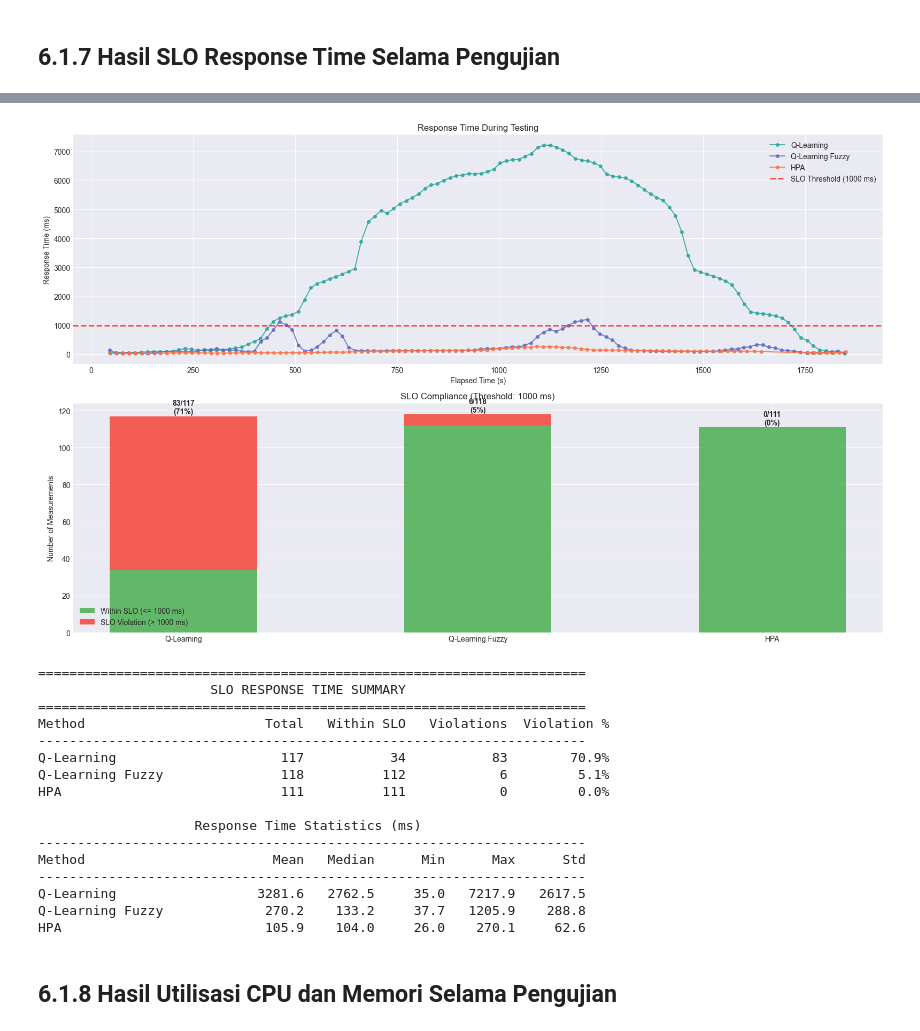
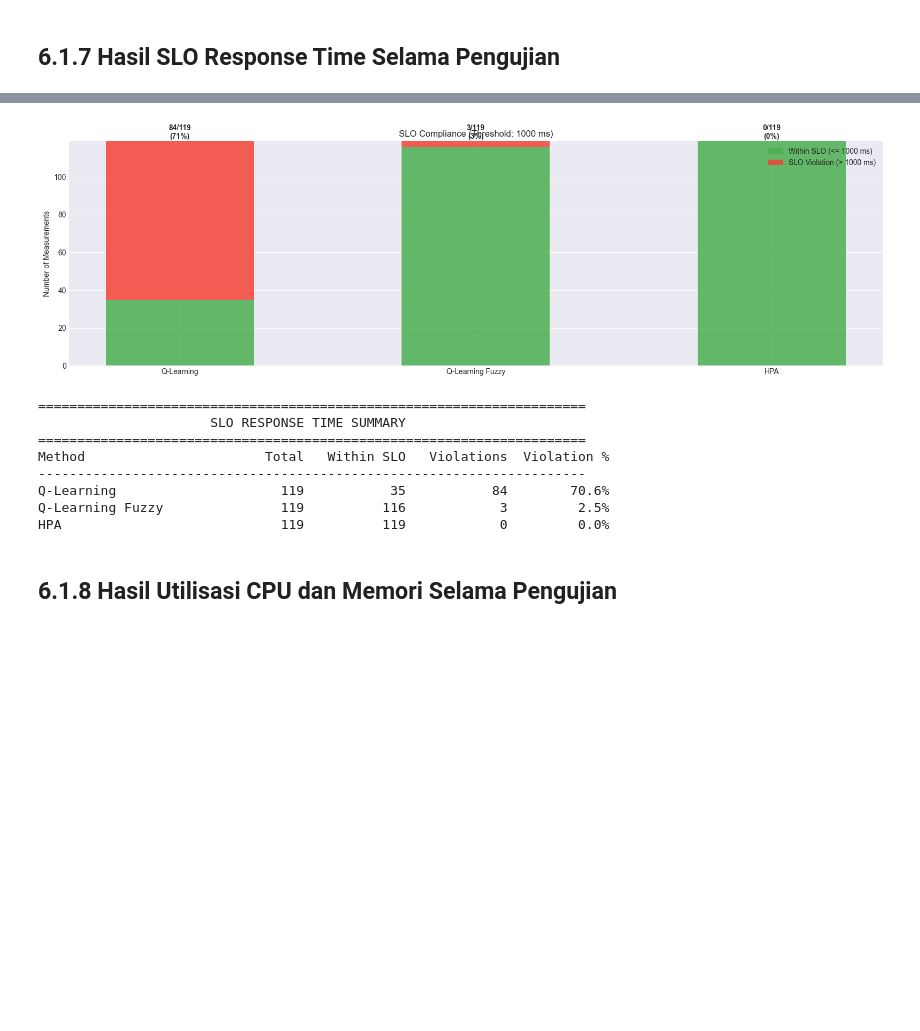
Before and after one commit to indrabrata/autoscaling-k8s-reinforcement-learning, a Jupyter notebook: analysis/testing_analysis.ipynb, the cells around one changed output, grey strips where cells are left out. Saved outputs shown, nothing was run; the diff lists cells and outputs as text; code cells hidden in the pictures; blank space fills up the shorter version.

```diff
--- a/analysis/testing_analysis.ipynb
+++ b/analysis/testing_analysis.ipynb
@@ -44,23 +105,7 @@ HPA              : 123 rows, 1988s duration
 # %%
-SLO_THRESHOLD = 1000  # ms
+# --- SLO Violation Count ---
+fig, ax = plt.subplots(figsize=(16, 5))
 
-fig, axes = plt.subplots(2, 1, figsize=(16, 10))
-
-# --- Top: Response Time Line Chart ---
-ax = axes[0]
-for key, df, label in [('ql', df_ql, LABELS['ql']), ('qf', df_qf, LABELS['qf']), ('hpa', df_hpa, LABELS['hpa'])]:
-    mask = df['response_time_ms'].notna() & (df['response_time_ms'] > 0)
-    ax.plot(df.loc[mask, 'elapsed_s'], df.loc[mask, 'response_time_ms'],
-            marker='o', markersize=4, linewidth=1.5, label=label, color=COLORS[key], alpha=0.8)
-
-ax.axhline(y=SLO_THRESHOLD, color='red', linestyle='--', linewidth=2, alpha=0.7, label=f'SLO Threshold ({SLO_THRESHOLD} ms)')
-ax.set_xlabel('Elapsed Time (s)')
-ax.set_ylabel('Response Time (ms)')
-ax.set_title('Response Time During Testing')
-ax.legend()
-
-# --- Bottom: SLO Violation Count ---
-ax = axes[1]
 violations = {}
 totals = {}
 for key, df, label in [('ql', df_ql, LABELS['ql']), ('qf', df_qf, LABELS['qf']), ('hpa', df_hpa, LABELS['hpa'])]:
@@ -77,65 +122,45 @@ within_counts = [t - v for t, v in zip(total_counts, violation_counts)]
 
 x = np.arange(len(labels_list))
 width = 0.5
 
-bars_within = ax.bar(x, within_counts, width, label=f'Within SLO (<= {SLO_THRESHOLD} ms)', color='#4CAF50', alpha=0.85)
-bars_over = ax.bar(x, violation_counts, width, bottom=within_counts, label=f'SLO Violation (> {SLO_THRESHOLD} ms)', color='#F44336', alpha=0.85)
+ax.bar(x, within_counts, width, label=f'Within SLO (<= {SLO_THRESHOLD} ms)', color='#4CAF50', alpha=0.85)
+ax.bar(x, violation_counts, width, bottom=within_counts, label=f'SLO Violation (> {SLO_THRESHOLD} ms)', color='#F44336', alpha=0.85)
 
 for i, (v, t) in enumerate(zip(violation_counts, total_counts)):
     pct = v / t * 100 if t > 0 else 0
     ax.text(i, t + 0.3, f'{v}/{t}\n({pct:.0f}%)', ha='center', va='bottom', fontsize=10, fontweight='bold')
 
 ax.set_ylabel('Number of Measurements')
 ax.set_title(f'SLO Compliance (Threshold: {SLO_THRESHOLD} ms)')
 ax.set_xticks(x)
 ax.set_xticklabels(labels_list)
 ax.legend()
 
 plt.tight_layout()
 plt.show()
 
-# Summary table
+# SLO Summary Table
 print(f'\n{"=" * 70}')
 print(f'{"SLO RESPONSE TIME SUMMARY":^70}')
 print(f'{"=" * 70}')
 print(f'{"Method":<25} {"Total":>8} {"Within SLO":>12} {"Violations":>12} {"Violation %":>12}')
 print(f'{"-" * 70}')
 for label in labels_list:
     t = totals[label]
     v = violations[label]
     w = t - v
     pct = v / t * 100 if t > 0 else 0
     print(f'{label:<25} {t:>8} {w:>12} {v:>12} {pct:>11.1f}%')
-
-# Additional stats
-print(f'\n{"Response Time Statistics (ms)":^70}')
-print(f'{"-" * 70}')
-print(f'{"Method":<25} {"Mean":>8} {"Median":>8} {"Min":>8} {"Max":>8} {"Std":>8}')
-print(f'{"-" * 70}')
-for key, df, label in [('ql', df_ql, LABELS['ql']), ('qf', df_qf, LABELS['qf']), ('hpa', df_hpa, LABELS['hpa'])]:
-    valid = df.loc[df['response_time_ms'].notna() & (df['response_time_ms'] > 0), 'response_time_ms']
-    if len(valid) > 0:
-        print(f'{label:<25} {valid.mean():>8.1f} {valid.median():>8.1f} {valid.min():>8.1f} {valid.max():>8.1f} {valid.std():>8.1f}')
-    else:
-        print(f'{label:<25} {"N/A":>8} {"N/A":>8} {"N/A":>8} {"N/A":>8} {"N/A":>8}')
 # %% [output]
-[figure, old version]
+[figure, new version]
 ======================================================================
                       SLO RESPONSE TIME SUMMARY
 ======================================================================
 Method                       Total   Within SLO   Violations  Violation %
 ----------------------------------------------------------------------
-Q-Learning                     117           34           83        70.9%
-Q-Learning Fuzzy               118          112            6         5.1%
-HPA                            111          111            0         0.0%
-
-                    Response Time Statistics (ms)
-----------------------------------------------------------------------
-Method                        Mean   Median      Min      Max      Std
-----------------------------------------------------------------------
-Q-Learning                  3281.6   2762.5     35.0   7217.9   2617.5
-Q-Learning Fuzzy             270.2    133.2     37.7   1205.9    288.8
-HPA                          105.9    104.0     26.0    270.1     62.6
+Q-Learning                     119           35           84        70.6%
+Q-Learning Fuzzy               119          116            3         2.5%
+HPA                            119          119            0         0.0%
 # %% [markdown]
 ## 6.1.8 Hasil Utilisasi CPU dan Memori Selama Pengujian
 # %%
```
Also changed, not shown: parts of 9 cells of this notebook, 9 other files.
